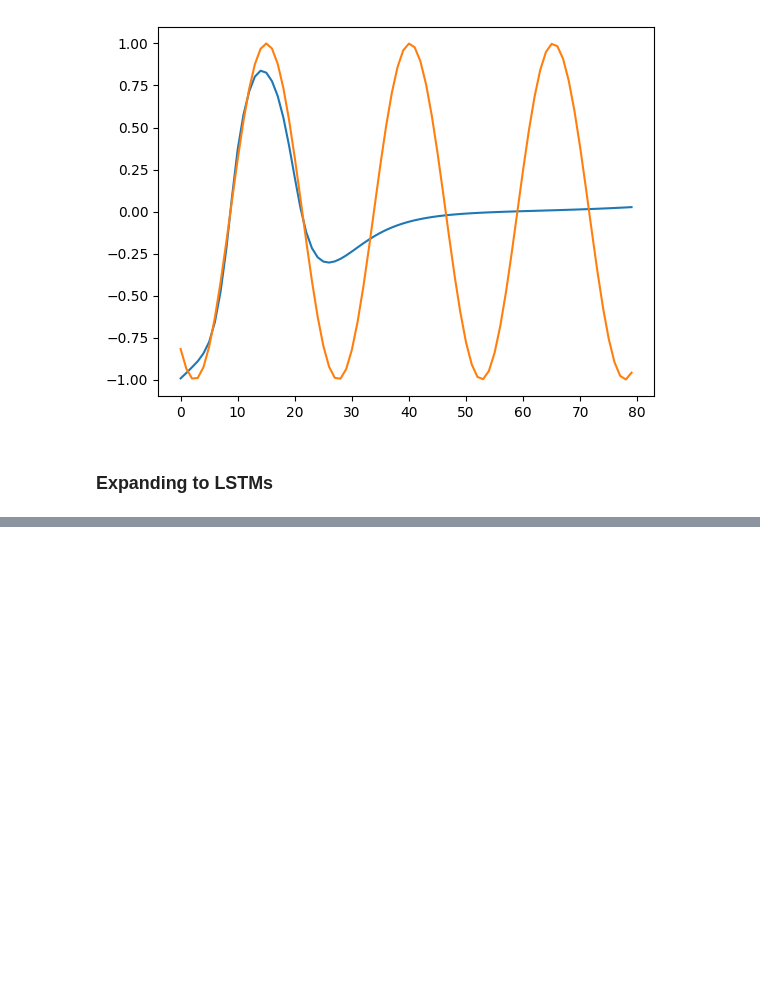
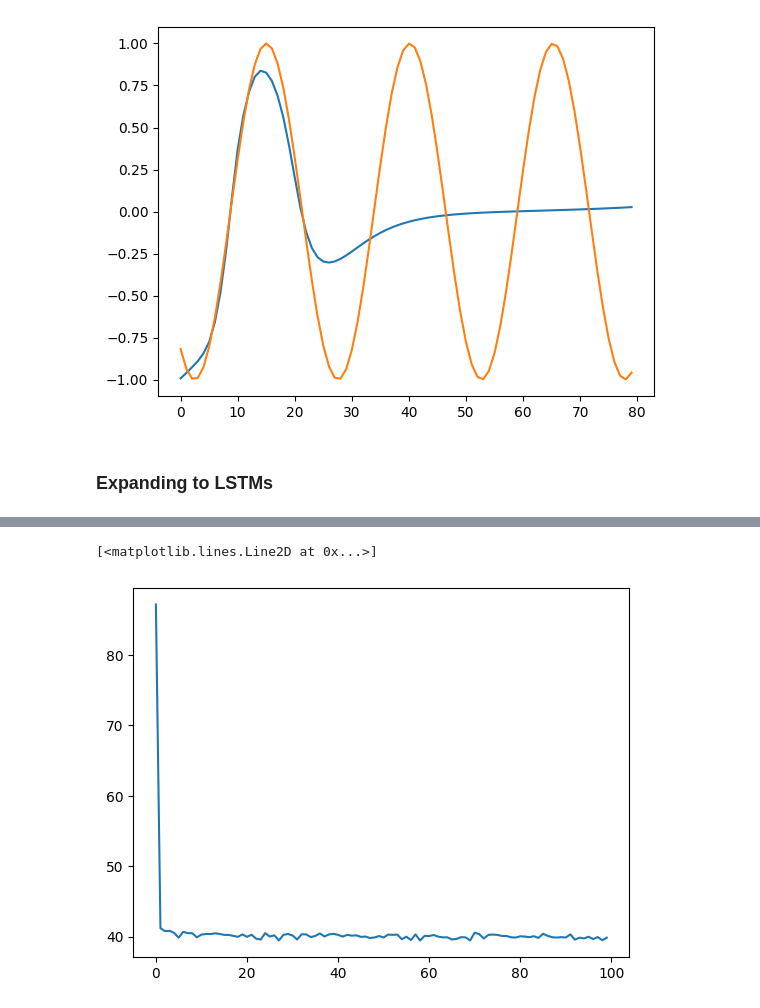
Before and after one commit to yourboijake/cv_selflearning, a Jupyter notebook: rnns_lstms_MDLSTMs.ipynb, the cells around one changed output, grey strips where cells are left out. Drawn from its saved outputs; the diff is of its cells as text; code cells hidden in the pictures; blank space fills up the shorter version.

Commit message:
completed LSTM implementation, added diagrams

```diff
--- a/rnns_lstms_MDLSTMs.ipynb
+++ b/rnns_lstms_MDLSTMs.ipynb
@@ -227,0 +308,5 @@ torch.Size([32, 2])
+# %%
+plt.plot(np.arange(len(losses)), losses)
+# %% [output]
+[<matplotlib.lines.Line2D at 0x...>]
+[figure, added]
```
Also changed, not shown: parts of 8 cells of this notebook, 3 other files.
